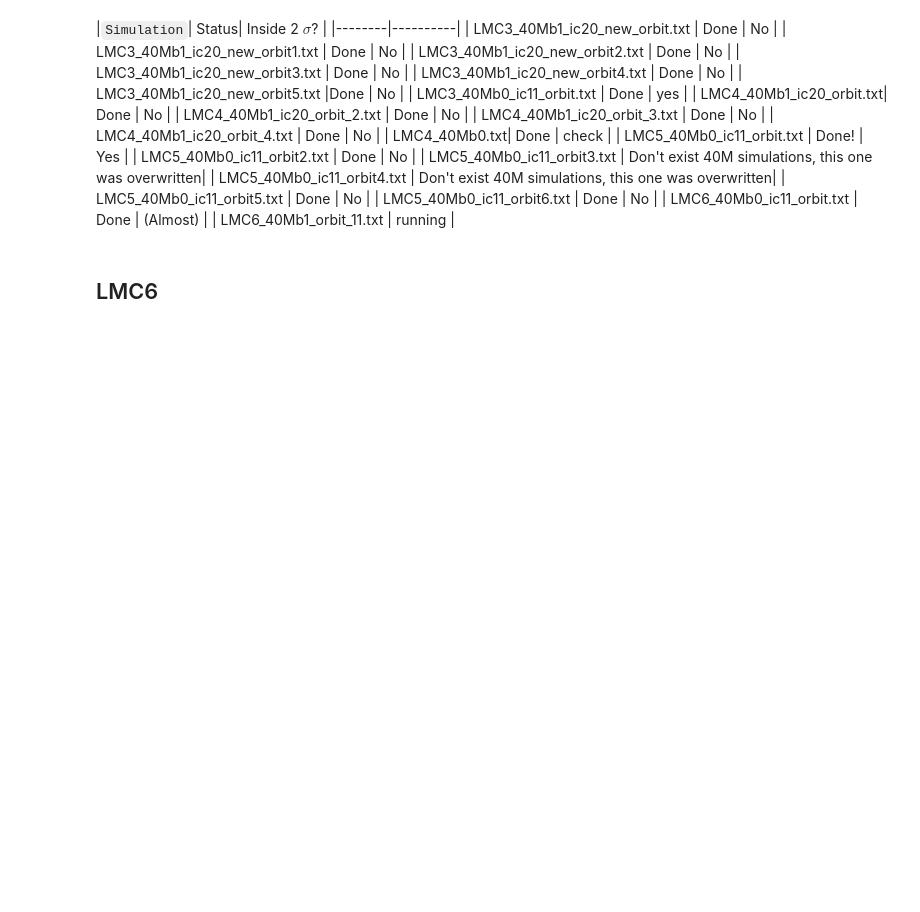
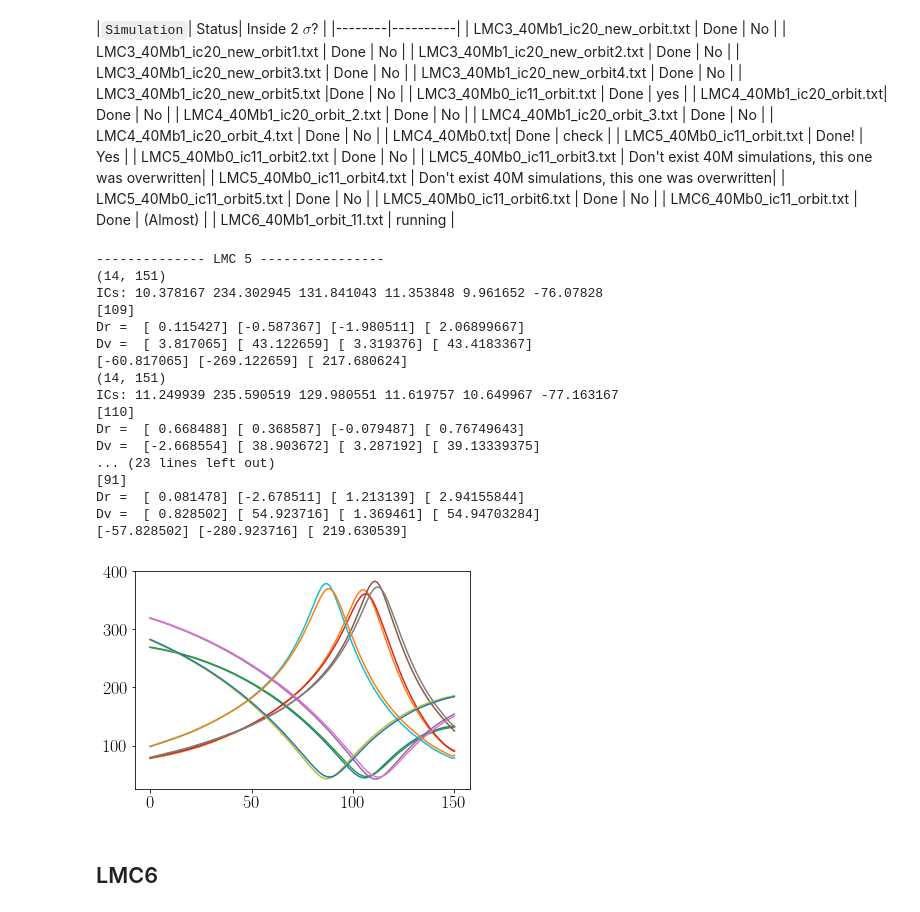
Before and after one commit to jngaravitoc/LMC-MW, a Jupyter notebook: code/LMC_orbit/LMC_orbits.ipynb, the cells around one changed output. Drawn from its saved outputs; the diff is of its cells as text; code cells hidden in the pictures; blank space fills up the shorter version.

```diff
--- a/code/LMC_orbit/LMC_orbits.ipynb
+++ b/code/LMC_orbit/LMC_orbits.ipynb
@@ -153,6 +157,40 @@ def check_orbit(path_snap):
     best_values(x_sat-x_gal, y_sat-y_gal, z_sat-z_gal, vx_sat-vx_gal, vy_sat-vy_gal, vz_sat-vz_gal)
     plot(R_gal)
     plot(Vgal)
+# %%
+## All sims 100M
+
+
+#check_orbit('LMC6/MWLMC6_100M_b0_orbit.txt')
+print('-------------- LMC 5 ----------------')
+check_orbit('LMC5/LMC5_100Mb0_orbit.txt')
+check_orbit('LMC5/LMC5_100Mb1_orbit.txt')
+print('-------------- LMC 4 ----------------')
+check_orbit('LMC4/LMC4_100Mb0_orbit.txt')
+check_orbit('LMC4/LMC4_100Mb1_orbit.txt')
+
+print('-------------- LMC 3 ----------------')
+check_orbit('LMC3/MWLMC3_100Mb0_orbit.txt')
+check_orbit('LMC3/LMC3_100Mb1_orbit.txt')
+# %% [output]
+-------------- LMC 5 ----------------
+(14, 151)
+ICs: 10.378167 234.302945 131.841043 11.353848 9.961652 -76.07828
+[109]
+Dr =  [ 0.115427] [-0.587367] [-1.980511] [ 2.06899667]
+Dv =  [ 3.817065] [ 43.122659] [ 3.319376] [ 43.4183367]
+[-60.817065] [-269.122659] [ 217.680624]
+(14, 151)
+ICs: 11.249939 235.590519 129.980551 11.619757 10.649967 -77.163167
+[110]
+Dr =  [ 0.668488] [ 0.368587] [-0.079487] [ 0.76749643]
+Dv =  [-2.668554] [ 38.903672] [ 3.287192] [ 39.13339375]
+... (23 lines left out)
+[91]
+Dr =  [ 0.081478] [-2.678511] [ 1.213139] [ 2.94155844]
+Dv =  [ 0.828502] [ 54.923716] [ 1.369461] [ 54.94703284]
+[-57.828502] [-280.923716] [ 219.630539]
+[figure, added]
 # %% [markdown]
 ## LMC6
 # %%
```
Also changed, not shown: parts of 11 cells of this notebook.
